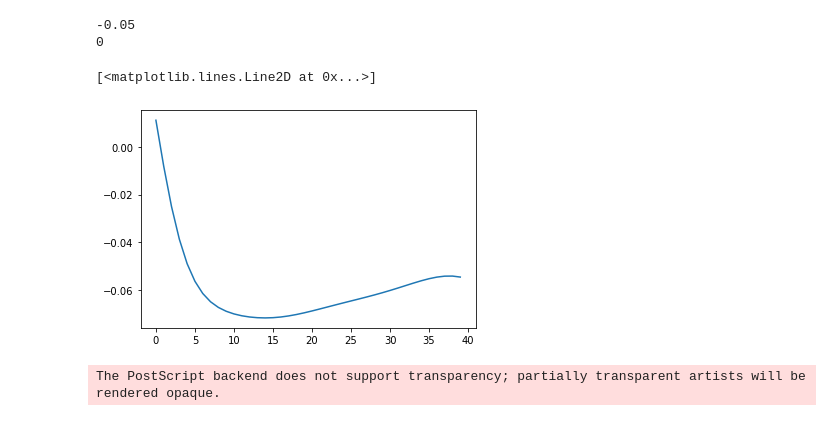
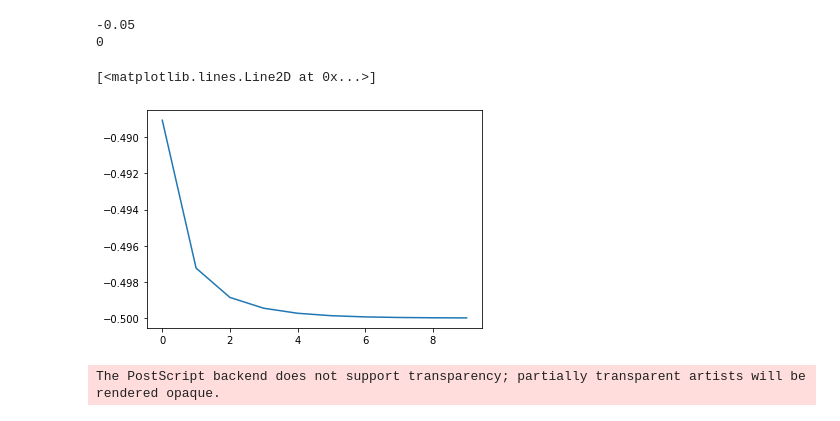
Before and after one commit to vutuanhai237/Lagrange-interpolation-approach-for-GPRX, a Jupyter notebook: tqix_compare.ipynb, the cells around one changed output. Cells and saved outputs as stored; diff of their text form; code cells hidden in the pictures.

```diff
--- a/tqix_compare.ipynb
+++ b/tqix_compare.ipynb
@@ -58,11 +29,11 @@ for h in hs:
 -0.05
 0
 # %%
-cost = np.loadtxt("cost_-0.006.txt", dtype=np.complex_)
+cost = np.loadtxt("cost_-0.1.txt", dtype=np.complex_)
 plt.plot(cost)
 # %% [output]
 [<matplotlib.lines.Line2D at 0x...>]
-[figure, old version]
+[figure, new version]
 # %%
 hs = np.round(np.arange(-0.1, 0.1, 0.006), 3)
 costs = []
```
Also changed, not shown: parts of 2 cells of this notebook, 9 other files.
